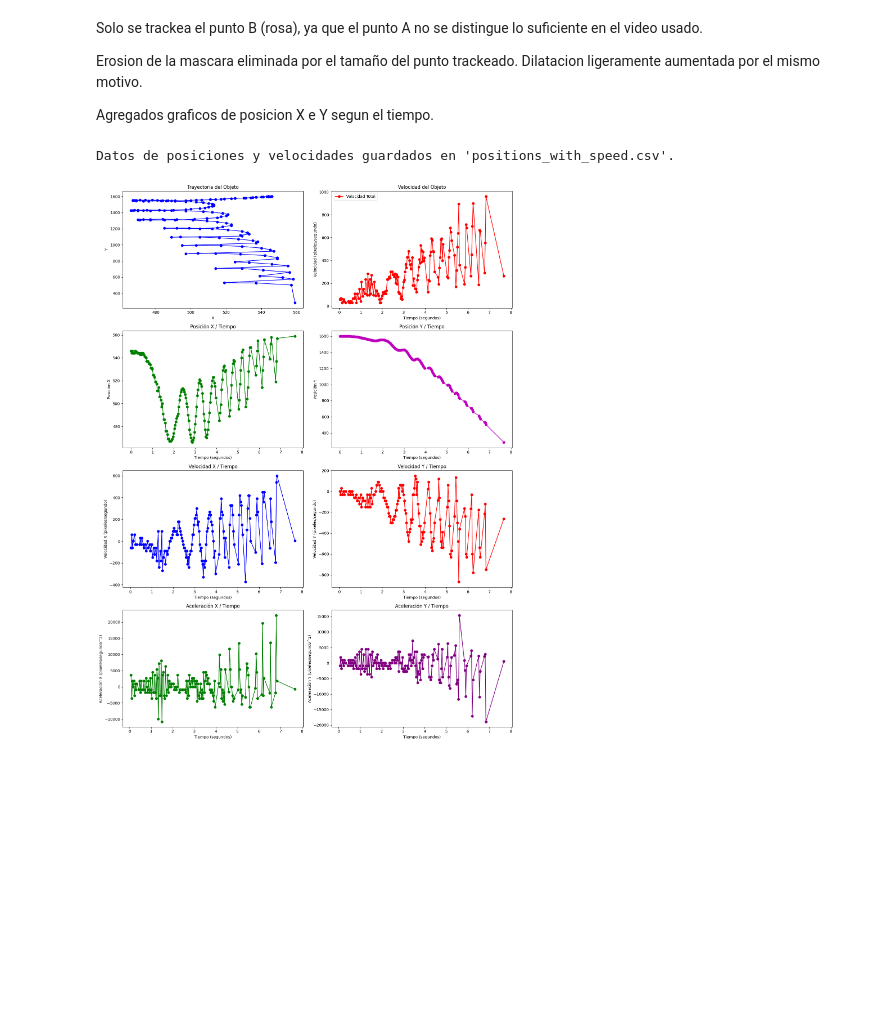
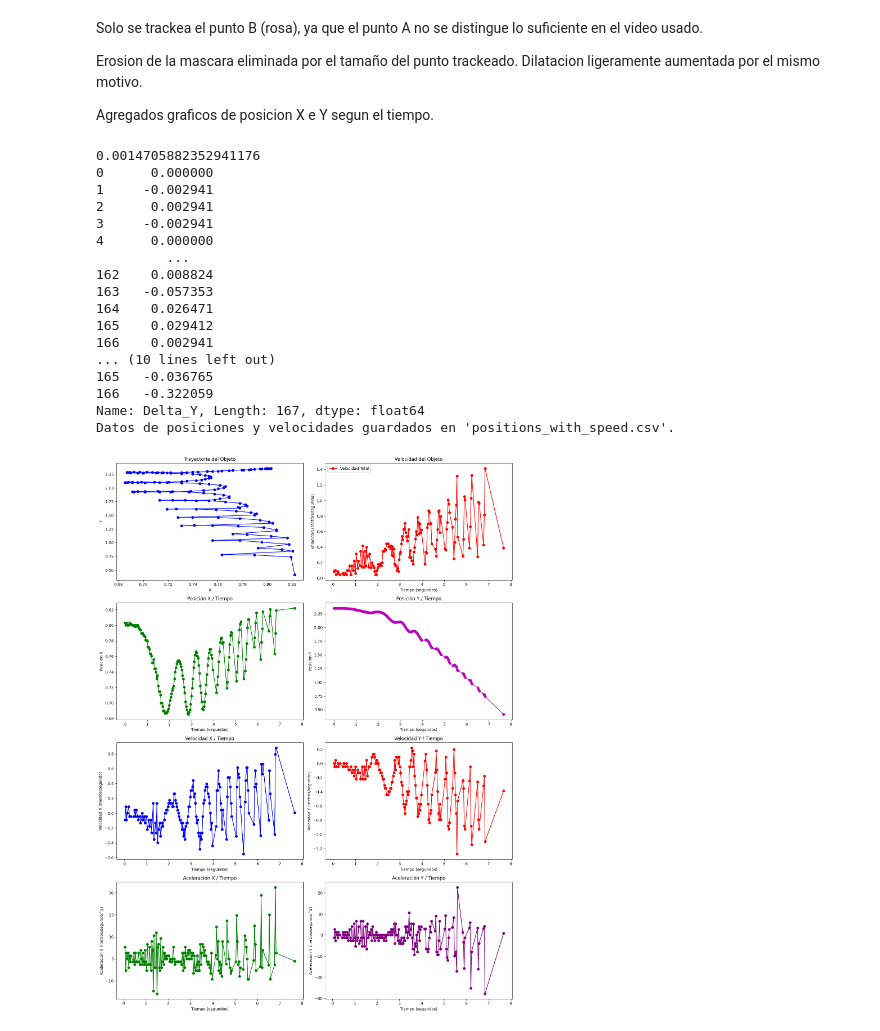
Before and after one commit to MatiOrtiz/proyecto-yoyo, a Jupyter notebook: YoYoTrack.ipynb, the cells around one changed output. Drawn from its saved outputs; the diff is of its cells as text; code cells hidden in the pictures; blank space fills up the shorter version.

Commit message:
Cambia pixeles a metros

```diff
--- a/YoYoTrack.ipynb
+++ b/YoYoTrack.ipynb
@@ -33,9 +33,19 @@ if not cap.isOpened():
 
 # Variables para guardar las posiciones y tiempos
 positions = []
+positions_m = []
 fps = cap.get(cv2.CAP_PROP_FPS)  # Obtiene los FPS del video
 frame_duration = 1.0 / fps  # Duración de cada frame en segundos
 frame_count = 0
+
+#Constante para conversión
+# Medidas tomadas de pixeles y metros
+
+medida_metros = 0.10
+medida_pixeles = 68
+const_XY = (medida_metros)/medida_pixeles
+print(const_XY)
+
 
 while True:
     # Captura frame por frame
@@ -71,7 +81,7 @@ while True:
             # Calcula el tiempo actual basado en el número de frames procesados
             current_time = frame_count * frame_duration
             positions.append((current_time, center_x, cap.get(cv2.CAP_PROP_FRAME_HEIGHT) - center_y))
-
+            positions_m.append((current_time, center_x * const_XY, (cap.get(cv2.CAP_PROP_FRAME_HEIGHT) - center_y) * const_XY) )
             # Dibuja el contorno y el centro en el frame original
             cv2.drawContours(frame, [c], -1, (0, 255, 0), 2)
             cv2.circle(frame, center, 5, (0, 0, 255), -1)
@@ -94,8 +104,11 @@ cv2.destroyAllWindows()
 ##########################################################################################
 #                                CREACION DE DATAFRAME                                   #
 ##########################################################################################
+
+
+
 # Crea un DataFrame con las posiciones en funcion del tiempo que capturo el codigo de opencv
-df = pd.DataFrame(positions, columns=['Time (sec)', 'X', 'Y'])
+df = pd.DataFrame(positions_m, columns=['Time (sec)', 'X', 'Y'])
 
 # Calcula las diferencias entre posiciones y tiempos, lo agrega al dataframe
 #diff: es una funcion que calcula la diferencia entre los elementos consecutivos, por ejemplo de tiempo en este caso.
@@ -104,6 +117,8 @@ df['Delta_Time'] = df['Time (sec)'].diff().fillna(0)
 df['Delta_X'] = df['X'].diff().fillna(0)
 df['Delta_Y'] = df['Y'].diff().fillna(0)
 
+print(df['Delta_X'])
+print(df['Delta_Y'])
 
 # Calcula la velocidad en X y Y a partir de las diferencias en posicion y el cambio en el tiempo, lo agrega al dataframe
 df['Speed_X'] = df['Delta_X'] / df['Delta_Time']
@@ -154,7 +169,7 @@ ax1.set_title('Trayectoria del Objeto')
 # Grafica la velocidad
 ax2.plot(df_speed['Time (sec)'], df_speed['Speed'], marker='o', linestyle='-', color='r', label='Velocidad Total')
 ax2.set_xlabel('Tiempo (segundos)')
-ax2.set_ylabel('Velocidad (pixeles/segundo)')
+ax2.set_ylabel('Velocidad (metros/segundo)')
 ax2.set_title('Velocidad del Objeto')
 ax2.legend()
 
@@ -177,36 +192,52 @@ ax4.set_title('Posición Y / Tiempo')
 # Velocidad en X
 ax5.plot(df_speed['Time (sec)'], df_speed['Speed_X'], marker='o', linestyle='-', color='blue')
 ax5.set_xlabel('Tiempo (segundos)')
-ax5.set_ylabel('Velocidad X (pixeles/segundo)')
+ax5.set_ylabel('Velocidad X (metros/segundo)')
 ax5.set_title('Velocidad X / Tiempo')
 
 # Velocidad en Y
 ax6.plot(df_speed['Time (sec)'], df_speed['Speed_Y'], marker='o', linestyle='-', color='red')
 ax6.set_xlabel('Tiempo (segundos)')
-ax6.set_ylabel('Velocidad Y (pixeles/segundo)')
+ax6.set_ylabel('Velocidad Y (metros/segundo)')
 ax6.set_title('Velocidad Y / Tiempo')
 
 
 # Graficar la aceleración en X e Y en función del tiempo
 # fig, (ax7, ax8) = plt.subplots(1, 2, figsize=(12, 6))
 
 # Aceleración en X
 ax7.plot(df_acceleration['Time (sec)'], df_acceleration['Acceleration_X'], marker='o', linestyle='-', color='green')
 ax7.set_xlabel('Tiempo (segundos)')
-ax7.set_ylabel('Aceleración X (pixeles/segundo^2)')
+ax7.set_ylabel('Aceleración X (metros/segundo^2)')
 ax7.set_title('Aceleración X / Tiempo')
 
 # Aceleración en Y
 ax8.plot(df_acceleration['Time (sec)'], df_acceleration['Acceleration_Y'], marker='o', linestyle='-', color='purple')
 ax8.set_xlabel('Tiempo (segundos)')
-ax8.set_ylabel('Aceleración Y (pixeles/segundo^2)')
+ax8.set_ylabel('Aceleración Y (metros/segundo^2)')
 ax8.set_title('Aceleración Y / Tiempo')
 
 # Ajustar el diseño
 plt.tight_layout()
 
 # Muestra los graficos
 plt.show()
 # %% [output]
+0.0014705882352941176
+0      0.000000
+1     -0.002941
+2      0.002941
+3     -0.002941
+4      0.000000
+         ...
+162    0.008824
+163   -0.057353
+164    0.026471
+165    0.029412
+166    0.002941
+... (10 lines left out)
+165   -0.036765
+166   -0.322059
+Name: Delta_Y, Length: 167, dtype: float64
 Datos de posiciones y velocidades guardados en 'positions_with_speed.csv'.
-[figure, old version]
+[figure, new version]
```
Also changed, not shown: 1 other file.
